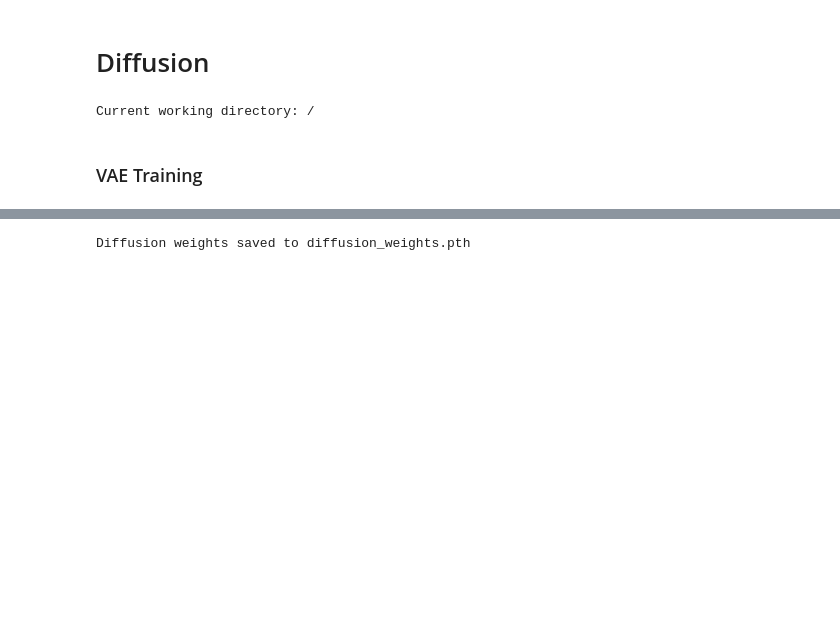
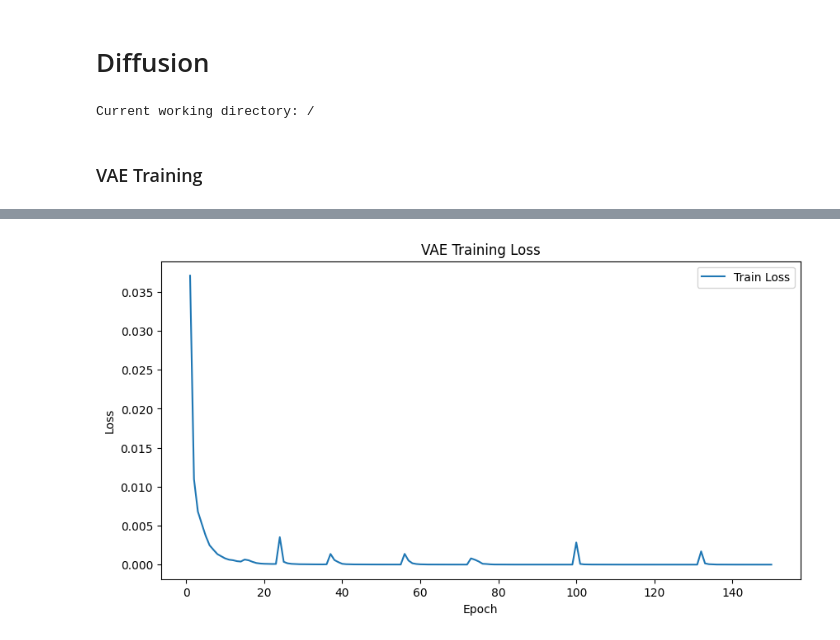
Before and after one commit to Atul-Acharya-17/diffusion-based-environment-generator, a Jupyter notebook: diffuser/StableDiffusion_SingleFeatureExperiment.ipynb, the cells around one changed output, grey strips where cells are left out. Drawn from its saved outputs; the diff is of its cells as text; code cells hidden in the pictures; blank space fills up the shorter version.

Commit message:
Changed to 150 epochs

```diff
--- a/diffuser/StableDiffusion_SingleFeatureExperiment.ipynb
+++ b/diffuser/StableDiffusion_SingleFeatureExperiment.ipynb
@@ -151,7 +393,7 @@ import random
 # Hyperparameters
 BATCH_SIZE = 128
 LEARNING_RATE = 1e-4
-EPOCHS = 10
+EPOCHS = 150
 LATENT_CHANNELS = 4
 # %%
 class MazeTensorDataset(Dataset):
@@ -288,12 +538,13 @@ Epoch [50/50], Loss: 0.000973
-# %%
-torch.save({
-    'diffusion_state_dict': vae.state_dict(),
-    'optimizer_state_dict': optimizer.state_dict(),
-    'train_losses': train_losses
-}, 'diffusion_weights.pth')
-print("Diffusion weights saved to diffusion_weights.pth")
-# %% [output]
-Diffusion weights saved to diffusion_weights.pth
+# %%
+plt.figure(figsize=(10, 5))
+plt.plot(range(1, EPOCHS + 1), train_losses, label='Train Loss')
+plt.xlabel('Epoch')
+plt.ylabel('Loss')
+plt.title('VAE Training Loss')
+plt.legend()
+plt.show()
+# %% [output]
+[figure, added]
 # %%
 import torch
 import random
```
Also changed, not shown: parts of 8 cells of this notebook.
